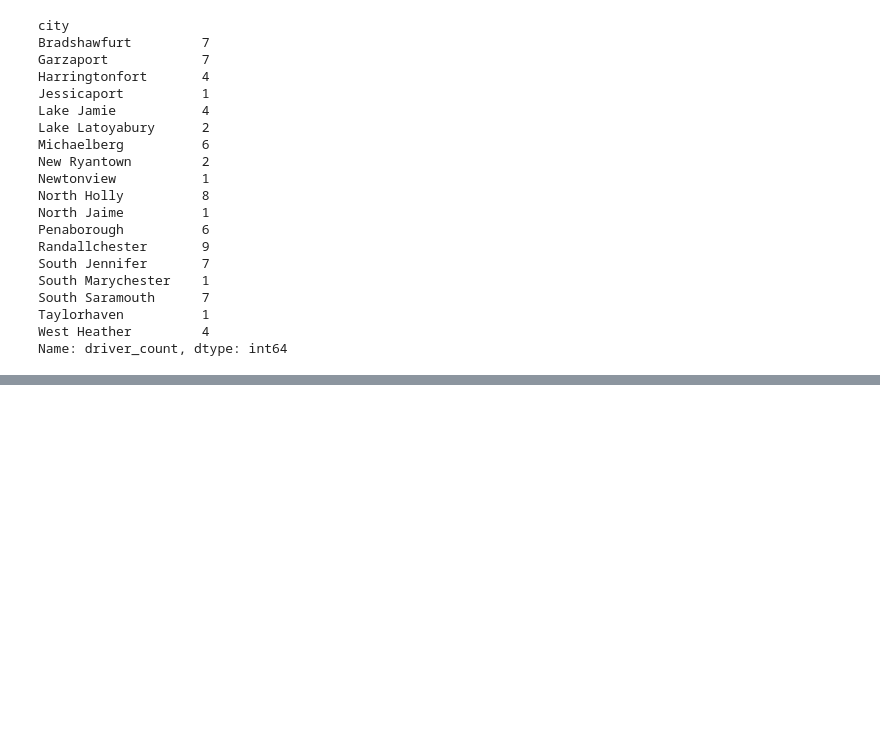
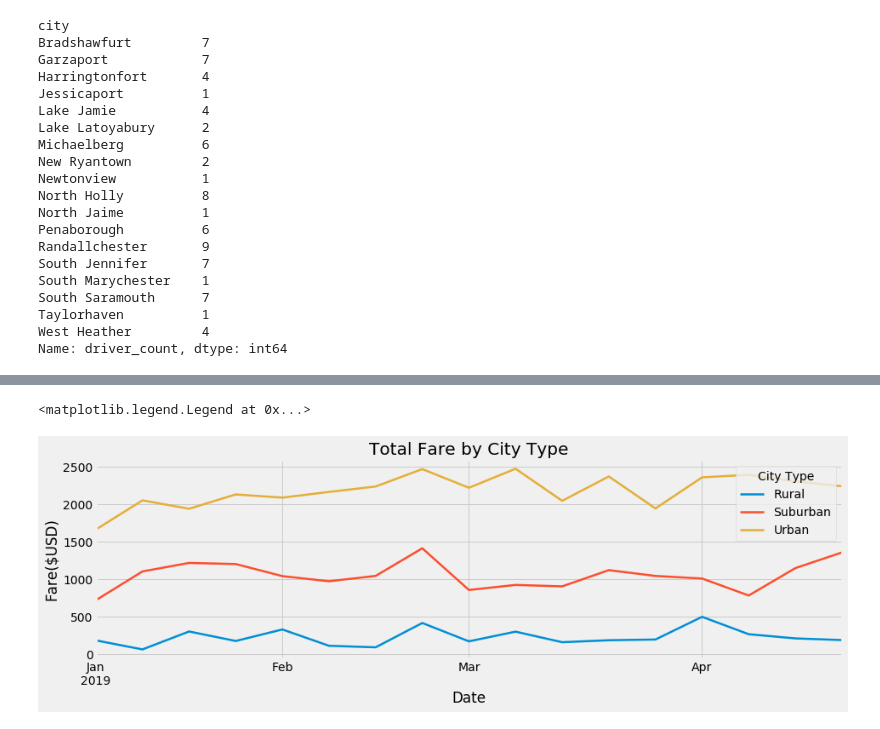
Before and after one commit to frankstercw/PyBer_Analysis, a Jupyter notebook: PyBer.ipynb, the cells around one changed output, grey strips where cells are left out. Drawn from its saved outputs; the diff is of its cells as text; code cells hidden in the pictures; blank space fills up the shorter version.

```diff
--- a/PyBer.ipynb
+++ b/PyBer.ipynb
@@ -596,0 +297,12 @@ plt.show()
+# %%
+pyber_data_df.rename(columns = {'city': 'City', 'date':'Date','fare':'Fare', 'ride_id': 'Ride Id','driver_count': 'No. Drivers', 'type':'City Type'}, inplace = True)
+
+pyber_data_df.set_index("Date")
+
+copy = pyber_data_df.copy()
+
+# copy_df
+
+copy_df = copy[['Date','City Type','Fare']]
+
+copy_df.set_index('Date')
@@ -596,0 +379,6 @@ plt.show()
+# %%
+# copy_df['Date'] = pd.to_datetime(copy_df['Date'])
+pivot_copy_df = pd.pivot_table(copy_df,index = copy_df['Date'],columns = ['City Type'],aggfunc = np.sum)
+pivot_copy_df
+
+pivot_copy_df.loc['2019-01-01':'2019-04-28']
@@ -596,0 +401,4 @@ plt.show()
+# %%
+weekly_resample_data = pivot_copy_df.loc['2019-01-01':'2019-04-28'].Fare.resample('W').sum()
+
+weekly_resample_data
@@ -596,0 +425,15 @@ plt.show()
+# %%
+
+weekly_resample_data.plot.line(linewidth=2.5, figsize = (14,4))
+
+plt.grid(True)
+plt.xlabel("Date")
+plt.ylabel("Fare($USD)")
+plt.title("Total Fare by City Type")
+
+style.use('fivethirtyeight')
+
+plt.legend(loc = 'upper right',title = 'City Type')
+# %% [output]
+<matplotlib.legend.Legend at 0x...>
+[figure, added]
```
Also changed, not shown: parts of 52 cells of this notebook, 2 other files.
